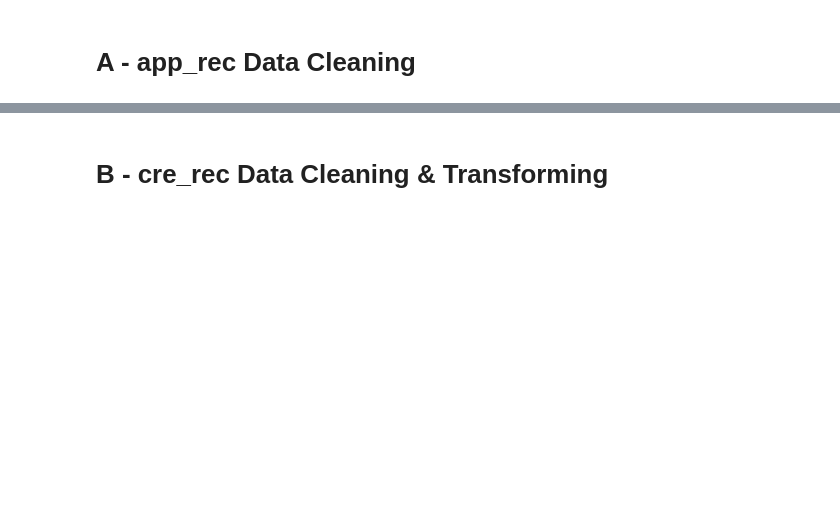
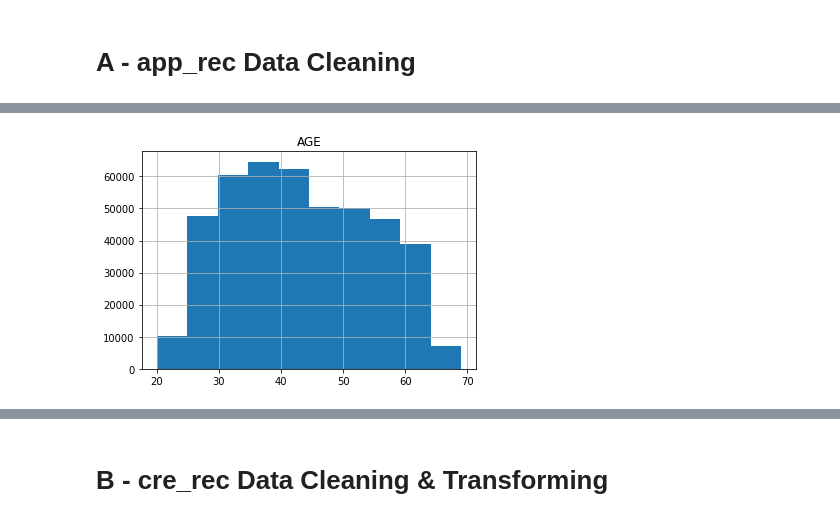
Before and after one commit to Davoodshahabi/Credit-Risk, a Jupyter notebook: credit_score_1.ipynb, the cells around one changed output, grey strips where cells are left out. Drawn from its saved outputs; the diff is of its cells as text; code cells hidden in the pictures; blank space fills up the shorter version.

```diff
--- a/credit_score_1.ipynb
+++ b/credit_score_1.ipynb
@@ -32,0 +169,3 @@ app_rec.describe().T
+# %%
+# We can assign "Other" for null values.
+app_rec["OCCUPATION_TYPE"].fillna("Other", inplace = True)
@@ -33,2 +192,3 @@ app_rec.describe().T
 # %%
-# Create moth_employed from DAYS_EMPLOYED.
+# Create month_employed from DAYS_EMPLOYED.
+app_rec["MONTH_EMPLOYED"] = app_rec["DAYS_EMPLOYED"] /30.5
@@ -35,4 +211,6 @@ app_rec.describe().T
 # %%
 # Create an employement flag fom DAYS_EMPLOYED.
+app_rec['FLAG_EMPLOYED'] = app_rec['DAYS_EMPLOYED'].apply(lambda x: 1 if x > 0 else 0).astype(str)
 # %%
-# Create Age bucket based on DAYS_BIRTH.
+# Create Age based on DAYS_BIRTH.
+app_rec['AGE'] = (app_rec['DAYS_BIRTH']/365).abs().apply(np.floor)
@@ -38,0 +232,5 @@ app_rec.describe().T
+# %%
+
+app_rec.hist(column='AGE');
+# %% [output]
+[figure, added]
```
Also changed, not shown: parts of 54 cells of this notebook.
